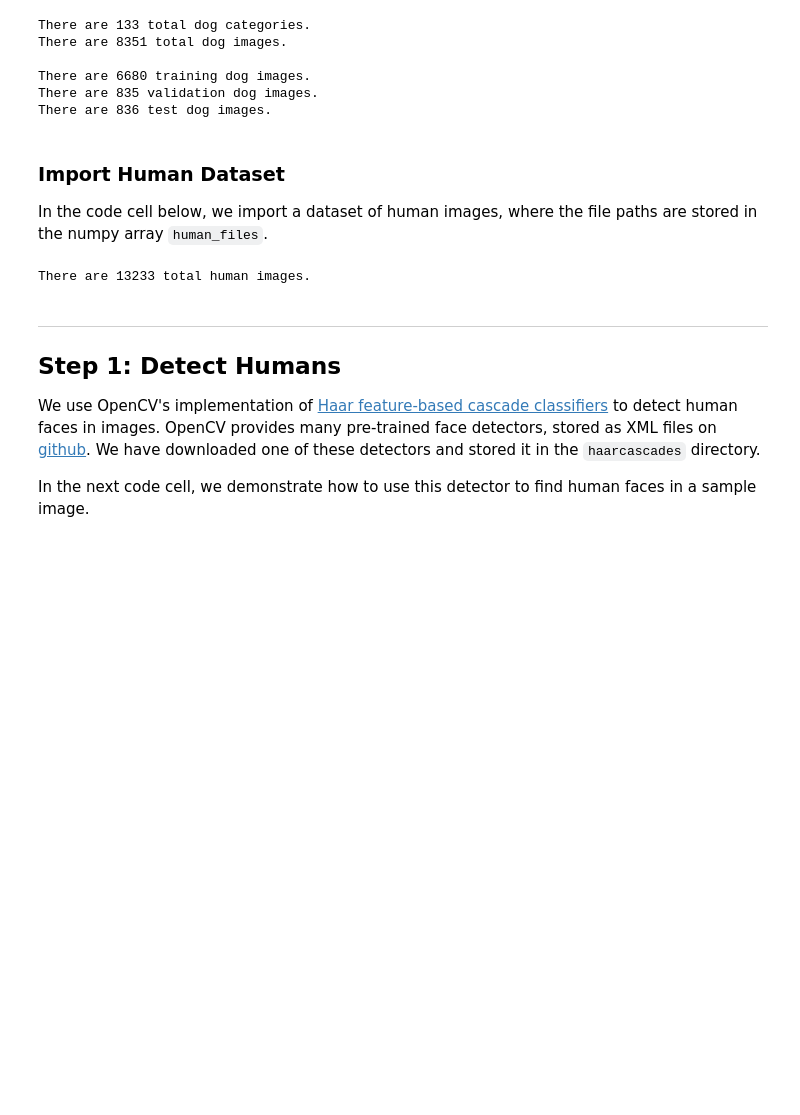
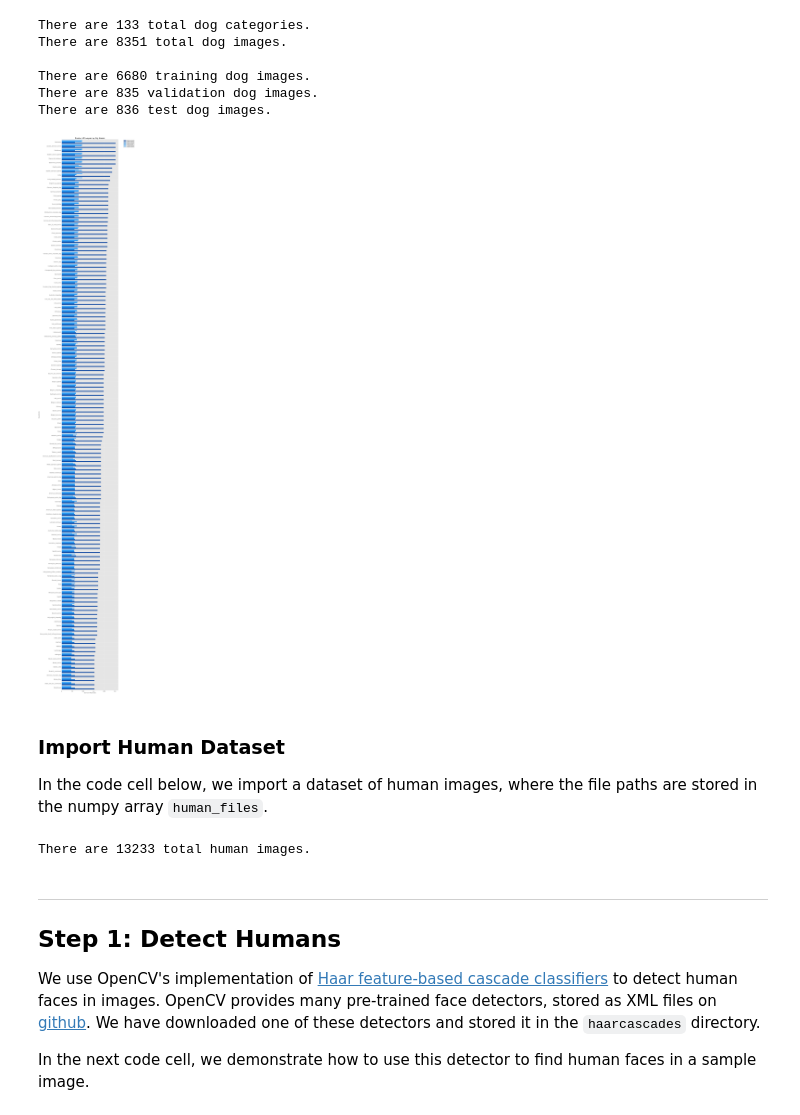
Before and after one commit to R-Kawabata/dog_breed_app, a Jupyter notebook: dog_app.ipynb, the cells around one changed output. Saved outputs shown, nothing was run; the diff lists cells and outputs as text; code cells hidden in the pictures; blank space fills up the shorter version.

```diff
--- a/dog_app.ipynb
+++ b/dog_app.ipynb
@@ -90,3 +90,46 @@ There are 8351 total dog images.
 There are 6680 training dog images.
 There are 835 validation dog images.
 There are 836 test dog images.
+# %%
+import pandas as pd
+
+dict_dog = dict()
+train_count = list()
+test_count = list()
+valid_count = list()
+
+# sort dog breed files list
+train_files.sort()
+valid_files.sort()
+test_files.sort()
+
+for i in range(len(dog_names)):
+    dict_dog[dog_names[i][5:]] = len(train_files[i]) + len(valid_files[i]) + len(test_files[i])
+    train_count.append(len(train_files[i]))
+    test_count.append(len(test_files[i]))
+    valid_count.append(len(valid_files[i]))
+
+dog_breed_info = pd.DataFrame.from_dict(dict_dog, orient='index', columns=['total_count'])
+#dog_breed_info.reset_index(level=0, inplace=True)
+dog_breed_info['train_count'] = train_count
+dog_breed_info['test_count'] = test_count
+dog_breed_info['valid_count'] = valid_count
+# %%
+import matplotlib.pyplot as plt
+import seaborn as sns
+
+# sort in ascending order due to plot.barh which plots backwards
+dog_breed_info = dog_breed_info.sort_values("total_count", ascending=True)
+plt.style.use('ggplot')
+
+ax=dog_breed_info.plot.barh(width=0.85, figsize=(15,150), fontsize=18,color={"total_count": "#0d47a1",
+                                                                 "train_count": "#1976d2",
+                                                                 "test_count": "#2196f3",
+                                                                 "valid_count": "#64b5f6"})
+ax.legend(bbox_to_anchor=(1.3, 1.0), loc='upper right', fontsize=18)
+ax.set_xlabel("Number of samples", fontsize=18)
+ax.set_ylabel("Dog breeds", fontsize=18)
+ax.set_title("Number of Samples by Dog Breeds", fontsize=25)
+plt.show()
+# %% [output]
+[figure, added]
```
Also changed, not shown: parts of 2 cells of this notebook.
